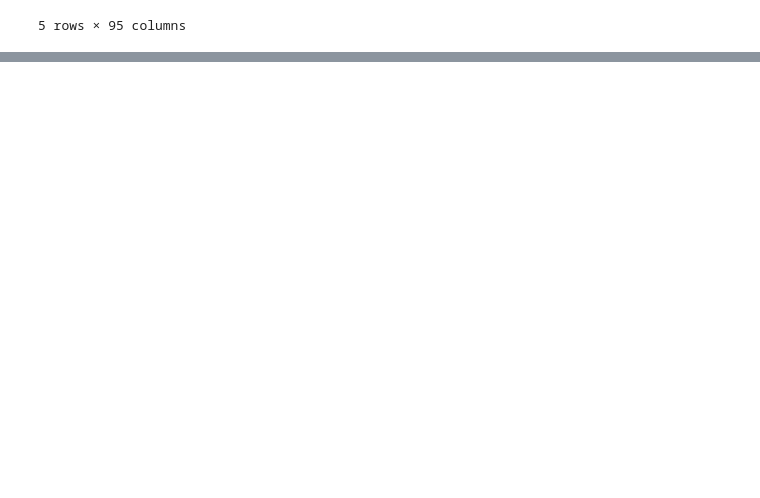
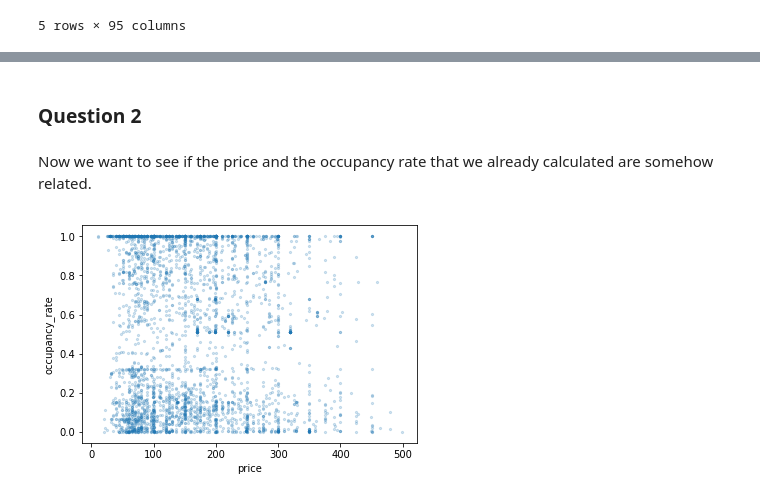
Before and after one commit to diego-rzo/DataScientistNanodegree, a Jupyter notebook: Project_1_Write_a_data_science_blog_post/Project 1.ipynb, the cells around one changed output, grey strips where cells are left out. Drawn from its saved outputs; the diff is of its cells as text; code cells hidden in the pictures; blank space fills up the shorter version.

```diff
--- a/Project_1_Write_a_data_science_blog_post/Project 1.ipynb
+++ b/Project_1_Write_a_data_science_blog_post/Project 1.ipynb
@@ -37,0 +87,6 @@ reviews.head()
+# %%
+occupancy_rate = calendar.groupby('listing_id').available.mean()
+# %%
+joined = listings_filtered.join(occupancy_rate, on='id')
+# %%
+joined['occupancy_rate'] = 1 - joined['available']
@@ -37,0 +136,10 @@ reviews.head()
+# %% [markdown]
+### Question 2
+# %% [markdown]
+Now we want to see if the price and the occupancy rate that we already calculated are somehow related.
+# %%
+joined.price = joined.price.replace('[\$,]', '', regex=True).astype(float)
+# %%
+joined[joined['price'] < 500].plot.scatter('price', 'occupancy_rate', alpha=0.2, marker='.');
+# %% [output]
+[figure, added]
```
Also changed, not shown: parts of 34 cells of this notebook, 5 other files.
